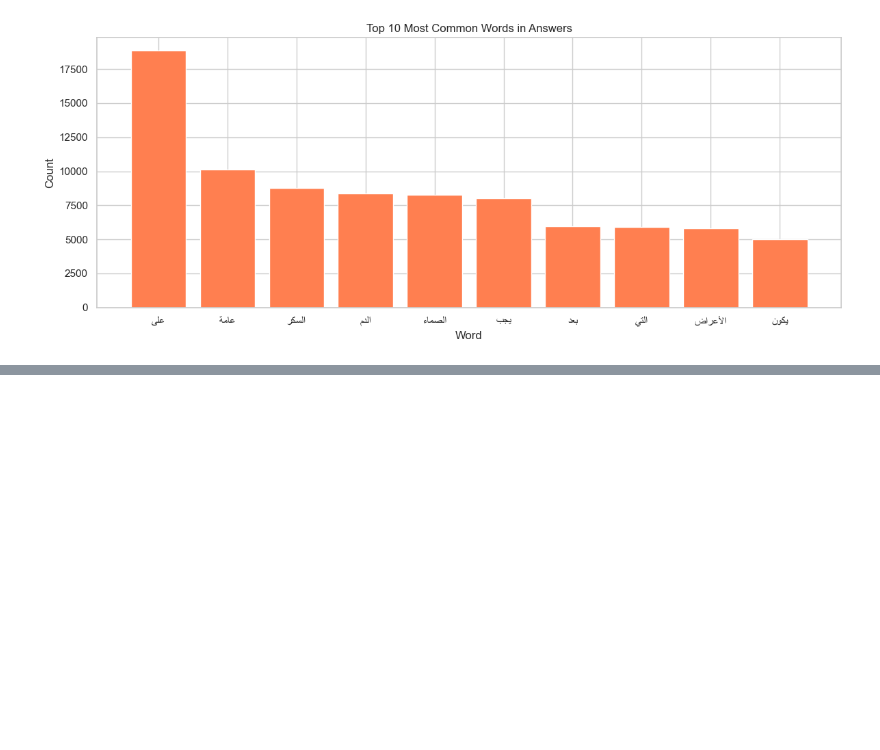
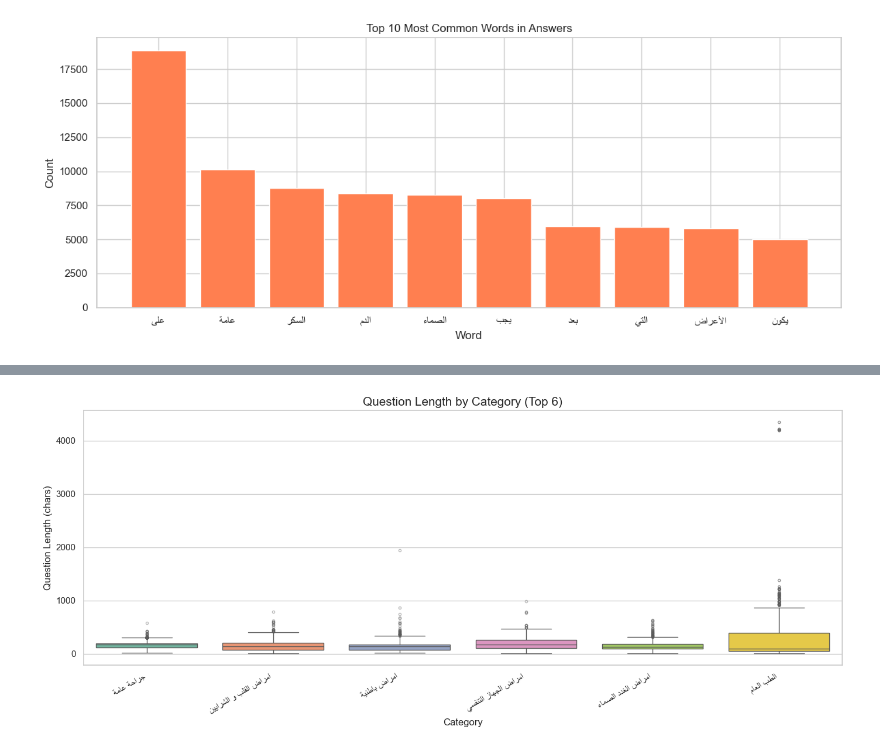
Before and after one commit to Eslamusamaaa/Medical-LLM-Finetuning, a Jupyter notebook: notebooks/EDA.ipynb, the cells around one changed output, grey strips where cells are left out. Drawn from its saved outputs; the diff is of its cells as text; code cells hidden in the pictures; blank space fills up the shorter version.

```diff
--- a/notebooks/EDA.ipynb
+++ b/notebooks/EDA.ipynb
@@ -182,0 +201,20 @@ plt.show()
+# %%
+def fix_arabic(text):
+    reshaped = arabic_reshaper.reshape(str(text))
+    return get_display(reshaped)
+
+top_cats = df['category'].value_counts().nlargest(6).index
+df_top = df[df['category'].isin(top_cats)].copy()
+df_top['category_fixed'] = df_top['category'].apply(fix_arabic)
+
+plt.figure(figsize=(14, 6))
+sns.boxplot(data=df_top, x='category_fixed', y='question_len', palette='Set2',
+            flierprops=dict(marker='o', markersize=3, alpha=0.4))
+plt.title('Question Length by Category (Top 6)', fontsize=15)
+plt.xlabel('Category')
+plt.ylabel('Question Length (chars)')
+plt.xticks(rotation=30, ha='right')
+plt.tight_layout()
+plt.show()
+# %% [output]
+[figure, added]
```
Also changed, not shown: parts of 7 cells of this notebook.
